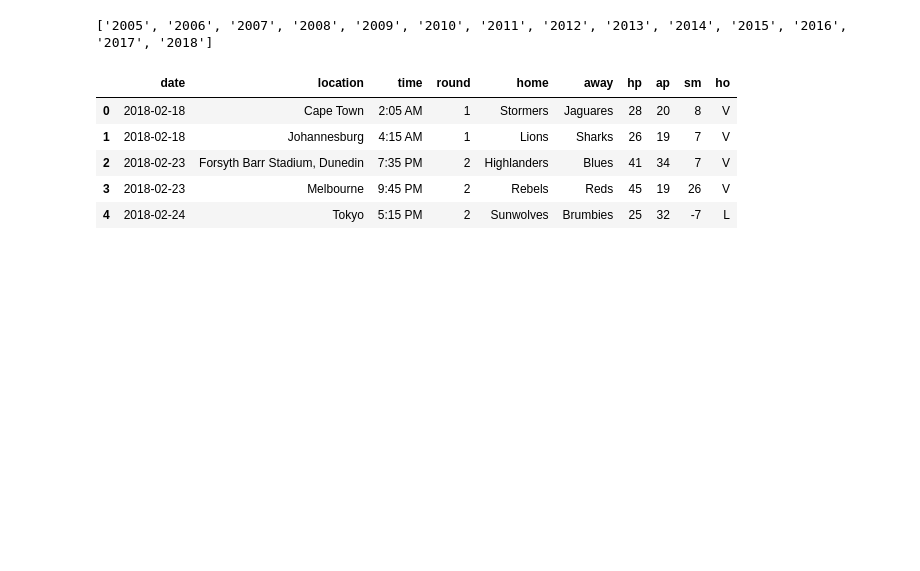
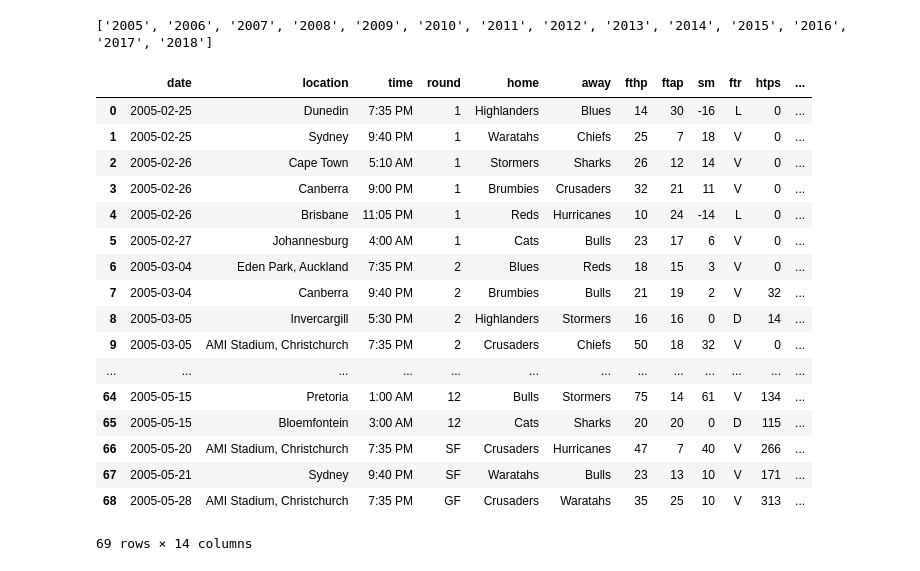
Before and after one commit to depowell/Super_Rugby_Predictor, a Jupyter notebook: scraper.ipynb, the cells around one changed output. Saved outputs shown, nothing was run; the diff lists cells and outputs as text; code cells hidden in the pictures; blank space fills up the shorter version.

Commit message:
cum points home and away

```diff
--- a/scraper.ipynb
+++ b/scraper.ipynb
@@ -98,10 +98,10 @@ def data_nice(year):
     df['away'] = df['teams'].str.split(' v ').str[1]
     df['home'] = df['home'].str.strip()
     df['away'] = df['away'].str.strip()
-    df['hp'] = df['score'].str.split('-').str[0].astype('int') # home points
-    df['ap'] = df['score'].str.split('-').str[1].astype('int') # away points
-    df['sm'] = df['hp'] - df['ap'] # score margin
-    df['ho'] = [outcome(x) for x in df['sm']] # home outcome
+    df['fthp'] = df['score'].str.split('-').str[0].astype('int') # full time home points
+    df['ftap'] = df['score'].str.split('-').str[1].astype('int') # full time away points
+    df['sm'] = df['fthp'] - df['ftap'] # score margin
+    df['ftr'] = [outcome(x) for x in df['sm']] # home outcome ftr (full time result)
     df['round'] = [fix_round(x) for x in df['round']]
     remove_columns = ['teams','score','year']
     df = df.drop(columns=remove_columns)
@@ -234,12 +234,54 @@ df_2015 = df_2015.sort_values(by=['date']).reset_index(drop=True)
 df_2016 = df_2016.sort_values(by=['date']).reset_index(drop=True)
 df_2017 = df_2017.sort_values(by=['date']).reset_index(drop=True)
 df_2018 = df_2018.sort_values(by=['date']).reset_index(drop=True)
-# %%
-display(df_2018.head())
-# %% [output]
-|  | date | location | time | round | home | away | hp | ap | sm | ho |
-| 0 | 2018-02-18 | Cape Town | 2:05 AM | 1 | Stormers | Jaguares | 28 | 20 | 8 | V |
-| 1 | 2018-02-18 | Johannesburg | 4:15 AM | 1 | Lions | Sharks | 26 | 19 | 7 | V |
-| 2 | 2018-02-23 | Forsyth Barr Stadium, Dunedin | 7:35 PM | 2 | Highlanders | Blues | 41 | 34 | 7 | V |
-| 3 | 2018-02-23 | Melbourne | 9:45 PM | 2 | Rebels | Reds | 45 | 19 | 26 | V |
-| 4 | 2018-02-24 | Tokyo | 5:15 PM | 2 | Sunwolves | Brumbies | 25 | 32 | -7 | L |
+# %%
+# get running sum of points and points conceded by round for home and away teams
+# need to be up to that point/game (hence minus x:)
+def get_cum_points(df):
+    # home team points scored htps
+    df['htps'] = df.groupby(['home'])['fthp'].apply(lambda x: x.cumsum() - x)
+    # home team points conceded htpc
+    df['htpc'] = df.groupby(['home'])['ftap'].apply(lambda x: x.cumsum() - x)
+    # away team points scored atps
+    df['atps'] = df.groupby(['away'])['ftap'].apply(lambda x: x.cumsum() - x)
+    # away team points conceded atpc
+    df['atpc'] = df.groupby(['away'])['fthp'].apply(lambda x: x.cumsum() - x)
+    return df
+
+# Apply to each dataset
+df_2005 = get_cum_points(df_2005)
+df_2006 = get_cum_points(df_2006)
+df_2007 = get_cum_points(df_2007)
+df_2008 = get_cum_points(df_2008)
+df_2009 = get_cum_points(df_2009)
+df_2010 = get_cum_points(df_2010)
+df_2011 = get_cum_points(df_2011)
+df_2012 = get_cum_points(df_2012)
+df_2013 = get_cum_points(df_2013)
+df_2014 = get_cum_points(df_2014)
+df_2015 = get_cum_points(df_2015)
+df_2016 = get_cum_points(df_2016)
+df_2017 = get_cum_points(df_2017)
+df_2018 = get_cum_points(df_2018)
+
+
+display(df_2005)
+# %% [output]
+|  | date | location | time | round | home | away | fthp | ftap | sm | ftr | htps | ... |
+| 0 | 2005-02-25 | Dunedin | 7:35 PM | 1 | Highlanders | Blues | 14 | 30 | -16 | L | 0 | ... |
+| 1 | 2005-02-25 | Sydney | 9:40 PM | 1 | Waratahs | Chiefs | 25 | 7 | 18 | V | 0 | ... |
+| 2 | 2005-02-26 | Cape Town | 5:10 AM | 1 | Stormers | Sharks | 26 | 12 | 14 | V | 0 | ... |
+| 3 | 2005-02-26 | Canberra | 9:00 PM | 1 | Brumbies | Crusaders | 32 | 21 | 11 | V | 0 | ... |
+| 4 | 2005-02-26 | Brisbane | 11:05 PM | 1 | Reds | Hurricanes | 10 | 24 | -14 | L | 0 | ... |
+| 5 | 2005-02-27 | Johannesburg | 4:00 AM | 1 | Cats | Bulls | 23 | 17 | 6 | V | 0 | ... |
+| 6 | 2005-03-04 | Eden Park, Auckland | 7:35 PM | 2 | Blues | Reds | 18 | 15 | 3 | V | 0 | ... |
+| 7 | 2005-03-04 | Canberra | 9:40 PM | 2 | Brumbies | Bulls | 21 | 19 | 2 | V | 32 | ... |
+| 8 | 2005-03-05 | Invercargill | 5:30 PM | 2 | Highlanders | Stormers | 16 | 16 | 0 | D | 14 | ... |
+| 9 | 2005-03-05 | AMI Stadium, Christchurch | 7:35 PM | 2 | Crusaders | Chiefs | 50 | 18 | 32 | V | 0 | ... |
+| ... | ... | ... | ... | ... | ... | ... | ... | ... | ... | ... | ... | ... |
+| 64 | 2005-05-15 | Pretoria | 1:00 AM | 12 | Bulls | Stormers | 75 | 14 | 61 | V | 134 | ... |
+| 65 | 2005-05-15 | Bloemfontein | 3:00 AM | 12 | Cats | Sharks | 20 | 20 | 0 | D | 115 | ... |
+| 66 | 2005-05-20 | AMI Stadium, Christchurch | 7:35 PM | SF | Crusaders | Hurricanes | 47 | 7 | 40 | V | 266 | ... |
+| 67 | 2005-05-21 | Sydney | 9:40 PM | SF | Waratahs | Bulls | 23 | 13 | 10 | V | 171 | ... |
+| 68 | 2005-05-28 | AMI Stadium, Christchurch | 7:35 PM | GF | Crusaders | Waratahs | 35 | 25 | 10 | V | 313 | ... |
+69 rows × 14 columns
```
